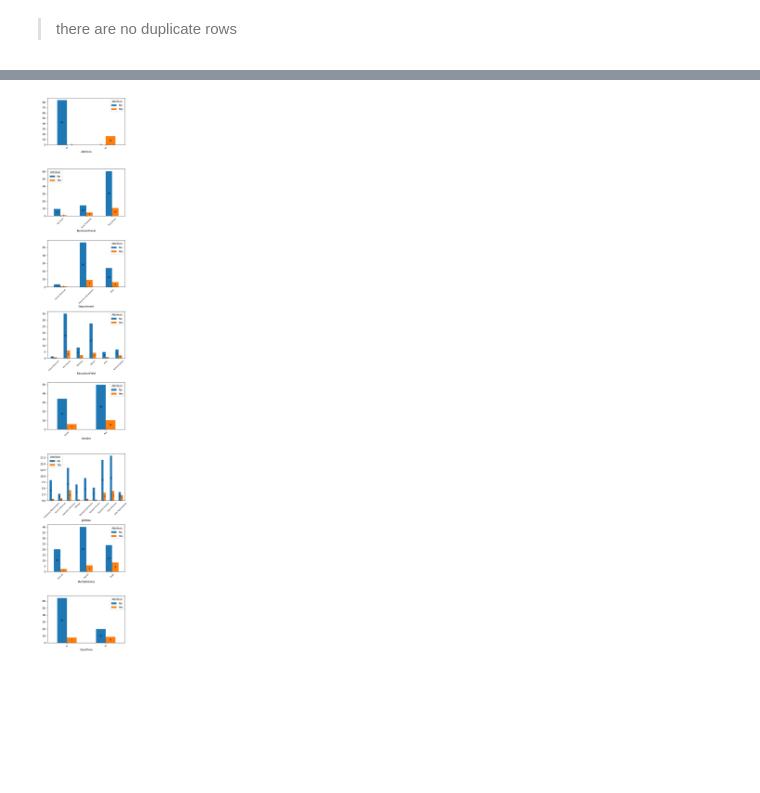
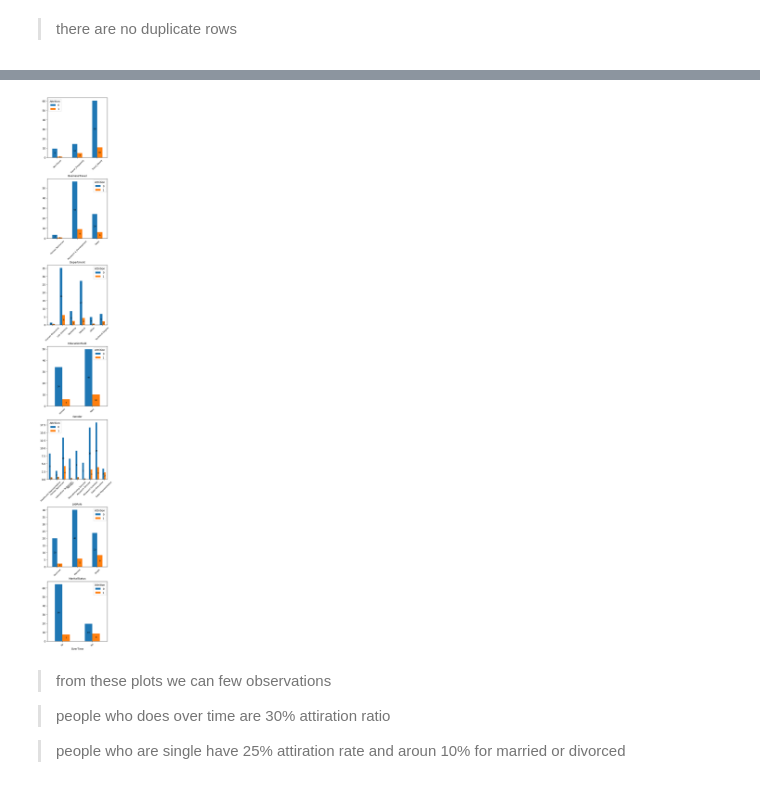
Before and after one commit to ABHISHEK-K-M-775/Employee-Attrition-Prediction, a Jupyter notebook: notebook/analysis.ipynb, the cells around one changed output, grey strips where cells are left out. Cells and saved outputs as stored; diff of their text form; code cells hidden in the pictures; blank space fills up the shorter version.

```diff
--- a/notebook/analysis.ipynb
+++ b/notebook/analysis.ipynb
@@ -120,0 +155,17 @@ Name: count, dtype: int64
+# %%
+plt.figure(figsize=(5,5))
+ax=sns.histplot(x='Age',data=df,hue='Attrition',bins=bin,multiple='dodge')
+ax.grid()
+for i,p in enumerate(ax.patches):
+    for j,q in enumerate(ax.patches):
+        if (i+bin)==j:
+            total=p.get_height()+q.get_height()
+        elif (j+bin)==i:
+            total=p.get_height()+q.get_height()
+            # print(total)
+
+        # extra code can be inserted to convert numbers to Percentage
+    height=p.get_height()
+    print(height/total)
+    if(height>0):
+        ax.annotate(int((height/total)*100),((p.get_x()+p.get_width()/2),height/2),ha='center',va='center')
@@ -120,0 +186,18 @@ Name: count, dtype: int64
+# %%
+fig,axes=plt.subplots(int(len(high_corr_coll)/2),2,figsize=(12,30),constrained_layout=True)
+for i,ax in enumerate(axes.flatten()):
+    col=high_corr_coll[i]
+    if (df[col].nunique()>6):
+        bin=6
+    sns.histplot(x=high_corr_coll[i],data=df,hue='Attrition',bins=bin,multiple='dodge',ax=ax)
+    ax.grid()
+    for i,p in enumerate(ax.patches):
+        for j,q in enumerate(ax.patches):
+            if (i+bin)==j:
+                total=p.get_height()+q.get_height()
+            elif (j+bin)==i:
+                total=p.get_height()+q.get_height()
+        height=p.get_height()
+        if(height>0):
+            ax.annotate(int((height/total)*100),((p.get_x()+p.get_width()/2),height/2),ha='center',va='center')
+plt.show()
@@ -128,19 +264,26 @@ Index(['Attrition', 'BusinessTravel', 'Department', 'EducationField', 'Gender',
       dtype='object')
 # %%
-fig,axes=plt.subplots(8,1,figsize=(5,30))
-for i,ax in enumerate(axes):
+fig,axes=plt.subplots(7,1,figsize=(4,30),constrained_layout=True)
+for i,ax in enumerate(axes.flatten()):
     ct=pd.crosstab(cat_df.iloc[:,i],df['Attrition'],normalize=True)*100
     ct.plot(kind='bar',stacked=False,ax=ax)
-    ax.set_xticklabels(ax.get_xticklabels(),fontsize=6,rotation=45)
+    ax.set_xticklabels(ax.get_xticklabels(),fontsize=8,rotation=45)
     plt.grid()
 
     for j in ax.patches:
         height=j.get_height()
         y_pos=j.get_y()+height/2
         ax.annotate(int(height),(j.get_x()+j.get_width()/2,y_pos),ha='center',va='center',fontsize=8,color='black')
     # ax.crosstab(cat_df.iloc[:,i],df['Attrition'])
-plt.tight_layout()
+    # plt.tight_layout()
+# plt.tight_layout()
 plt.grid()
 plt.show()
 # %% [output]
-[figure, old version]
+[figure, new version]
+# %% [markdown]
+> from these plots we can few observations
+
+>people who does over time are 30% attiration ratio
+
+>people who are single have 25% attiration rate and aroun 10% for married or divorced
```
Also changed, not shown: parts of 31 cells of this notebook.
